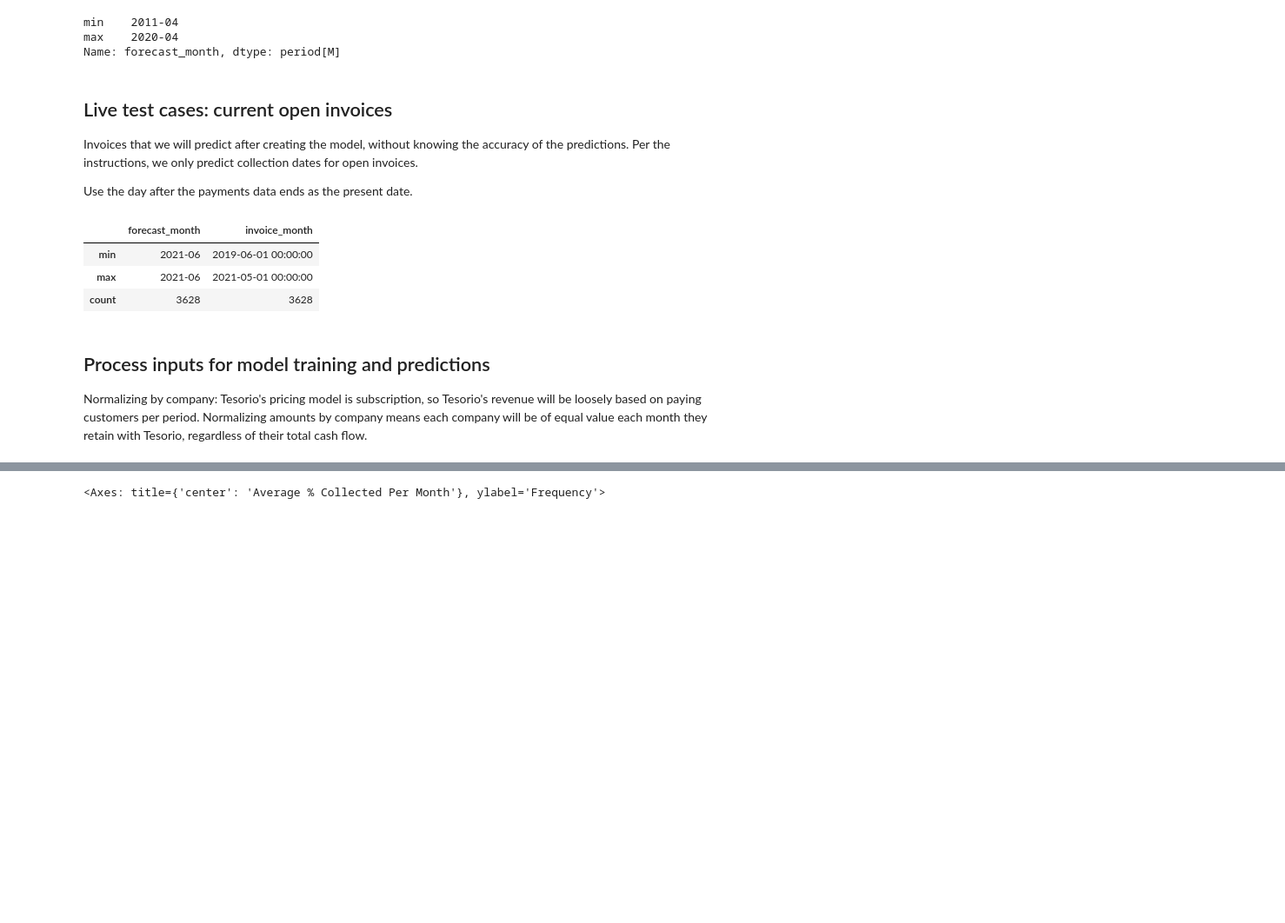
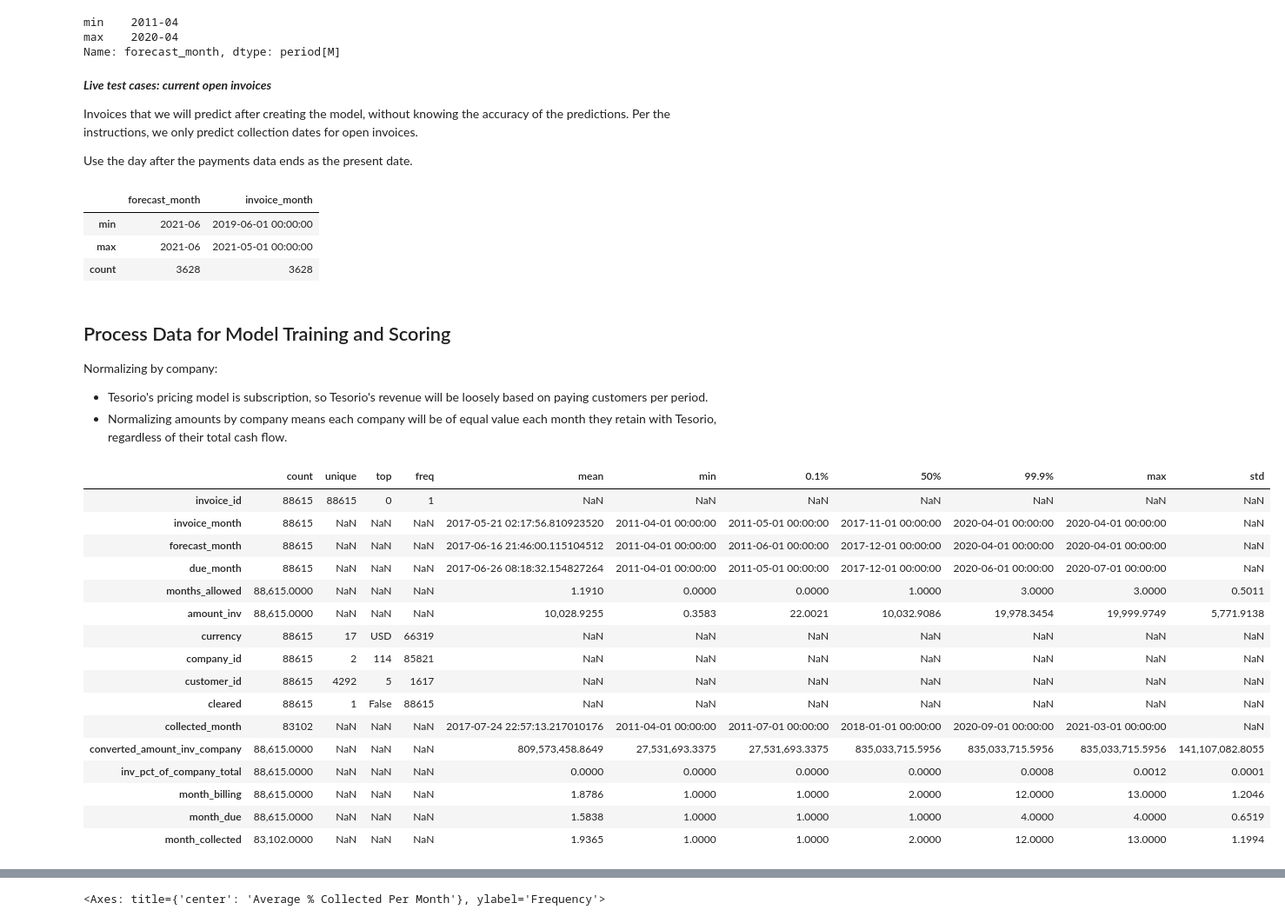
Before and after one commit to lauren7249/Data-Science-Take-Home-Project, a Jupyter notebook: data_analysis/files/exploratory.ipynb, the cells around one changed output, grey strips where cells are left out. Shown at 87% size. Saved outputs shown, nothing was run; the diff lists cells and outputs as text; code cells hidden in the pictures; blank space fills up the shorter version.

```diff
--- a/data_analysis/files/exploratory.ipynb
+++ b/data_analysis/files/exploratory.ipynb
@@ -583,7 +603,7 @@ min    2011-04
 max    2020-04
 Name: forecast_month, dtype: period[M]
 # %% [markdown]
-## Live test cases: current open invoices
+***Live test cases: current open invoices***
 
 Invoices that we will predict after creating the model, without knowing the accuracy of the predictions.
 Per the instructions, we only predict collection dates for open invoices.
@@ -601,10 +621,10 @@ open_invoices[["forecast_month","invoice_month"]].agg(['min','max','count'])
 | max | 2021-06 | 2021-05-01 00:00:00 |
 | count | 3628 | 3628 |
 # %% [markdown]
-## Process inputs for model training and predictions
+## Process Data for Model Training and Scoring
 
 Normalizing by company:
-Tesorio's pricing model is subscription, so Tesorio's revenue will be loosely based on paying customers per period.
-Normalizing amounts by company means each company will be of equal value each month they retain with Tesorio, regardless of their total cash flow.
+- Tesorio's pricing model is subscription, so Tesorio's revenue will be loosely based on paying customers per period.
+- Normalizing amounts by company means each company will be of equal value each month they retain with Tesorio, regardless of their total cash flow.
 # %%
 def process_model_inputs(invoices_at_time_periods):
@@ -635,6 +656,26 @@ def process_model_inputs(invoices_at_time_periods):
 
 open_invoices_to_score = process_model_inputs(open_invoices)
 invoices_to_model = process_model_inputs(payment_totals)
+# %%
+invoices_to_model.describe(include='all', percentiles=[0.001,0.999]).T
+# %% [output]
+|  | count | unique | top | freq | mean | min | 0.1% | 50% | 99.9% | max | std |
+| invoice_id | 88615 | 88615 | 0 | 1 | NaN | NaN | NaN | NaN | NaN | NaN | NaN |
+| invoice_month | 88615 | NaN | NaN | NaN | 2017-05-21 02:17:56.810923520 | 2011-04-01 00:00:00 | 2011-05-01 00:00:00 | 2017-11-01 00:00:00 | 2020-04-01 00:00:00 | 2020-04-01 00:00:00 | NaN |
+| forecast_month | 88615 | NaN | NaN | NaN | 2017-06-16 21:46:00.115104512 | 2011-04-01 00:00:00 | 2011-06-01 00:00:00 | 2017-12-01 00:00:00 | 2020-04-01 00:00:00 | 2020-04-01 00:00:00 | NaN |
+| due_month | 88615 | NaN | NaN | NaN | 2017-06-26 08:18:32.154827264 | 2011-04-01 00:00:00 | 2011-05-01 00:00:00 | 2017-12-01 00:00:00 | 2020-06-01 00:00:00 | 2020-07-01 00:00:00 | NaN |
+| months_allowed | 88,615.0000 | NaN | NaN | NaN | 1.1910 | 0.0000 | 0.0000 | 1.0000 | 3.0000 | 3.0000 | 0.5011 |
+| amount_inv | 88,615.0000 | NaN | NaN | NaN | 10,028.9255 | 0.3583 | 22.0021 | 10,032.9086 | 19,978.3454 | 19,999.9749 | 5,771.9138 |
+| currency | 88615 | 17 | USD | 66319 | NaN | NaN | NaN | NaN | NaN | NaN | NaN |
+| company_id | 88615 | 2 | 114 | 85821 | NaN | NaN | NaN | NaN | NaN | NaN | NaN |
+| customer_id | 88615 | 4292 | 5 | 1617 | NaN | NaN | NaN | NaN | NaN | NaN | NaN |
+| cleared | 88615 | 1 | False | 88615 | NaN | NaN | NaN | NaN | NaN | NaN | NaN |
+| collected_month | 83102 | NaN | NaN | NaN | 2017-07-24 22:57:13.217010176 | 2011-04-01 00:00:00 | 2011-07-01 00:00:00 | 2018-01-01 00:00:00 | 2020-09-01 00:00:00 | 2021-03-01 00:00:00 | NaN |
+| converted_amount_inv_company | 88,615.0000 | NaN | NaN | NaN | 809,573,458.8649 | 27,531,693.3375 | 27,531,693.3375 | 835,033,715.5956 | 835,033,715.5956 | 835,033,715.5956 | 141,107,082.8055 |
+| inv_pct_of_company_total | 88,615.0000 | NaN | NaN | NaN | 0.0000 | 0.0000 | 0.0000 | 0.0000 | 0.0008 | 0.0012 | 0.0001 |
+| month_billing | 88,615.0000 | NaN | NaN | NaN | 1.8786 | 1.0000 | 1.0000 | 2.0000 | 12.0000 | 13.0000 | 1.2046 |
+| month_due | 88,615.0000 | NaN | NaN | NaN | 1.5838 | 1.0000 | 1.0000 | 1.0000 | 4.0000 | 4.0000 | 0.6519 |
+| month_collected | 83,102.0000 | NaN | NaN | NaN | 1.9365 | 1.0000 | 1.0000 | 2.0000 | 12.0000 | 13.0000 | 1.1994 |
 # %%
 open_invoices_to_score.describe(include='all', percentiles=[0.001,0.999]).T
 # %% [output]
```
Also changed, not shown: parts of 38 cells of this notebook, 1 other file.
